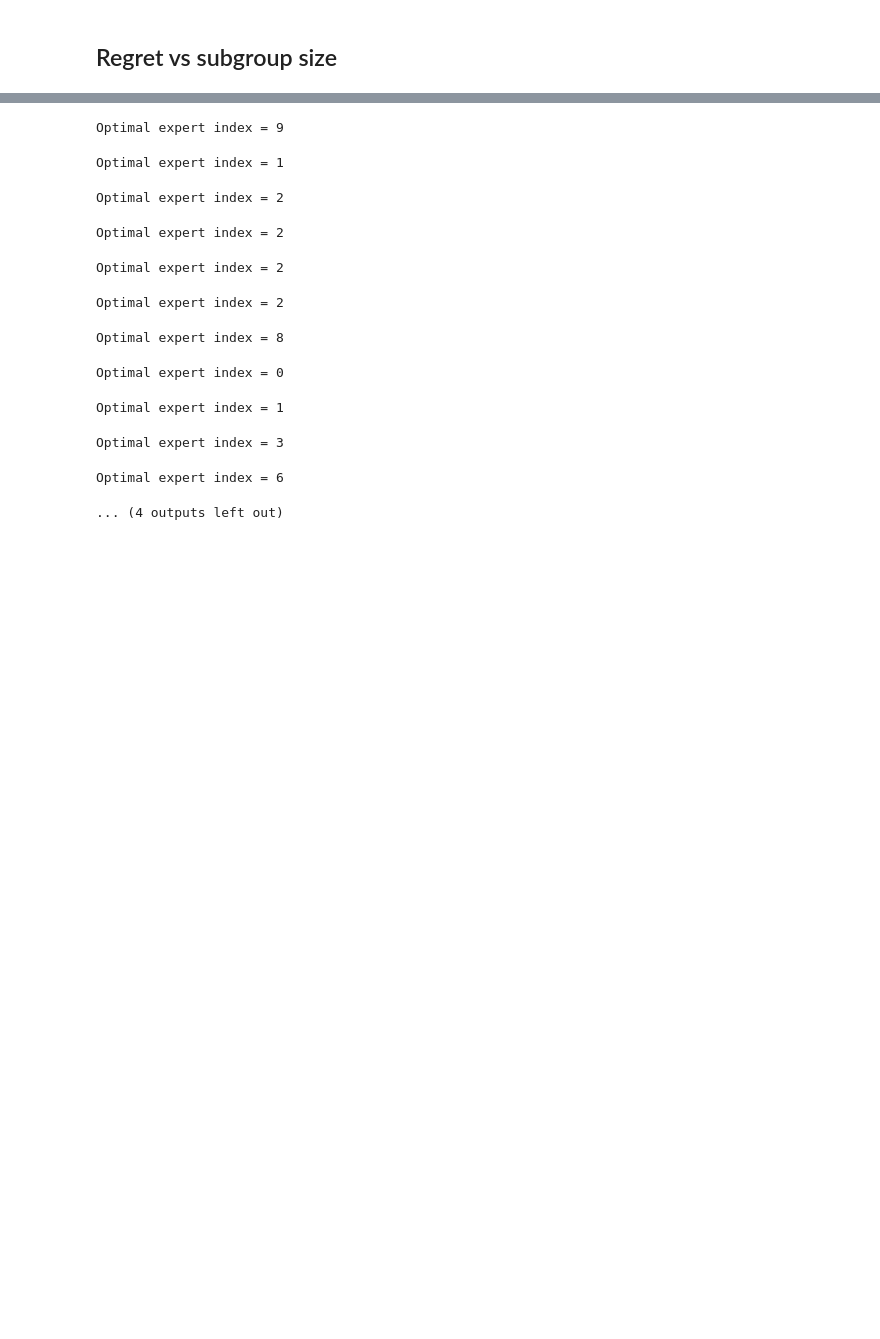
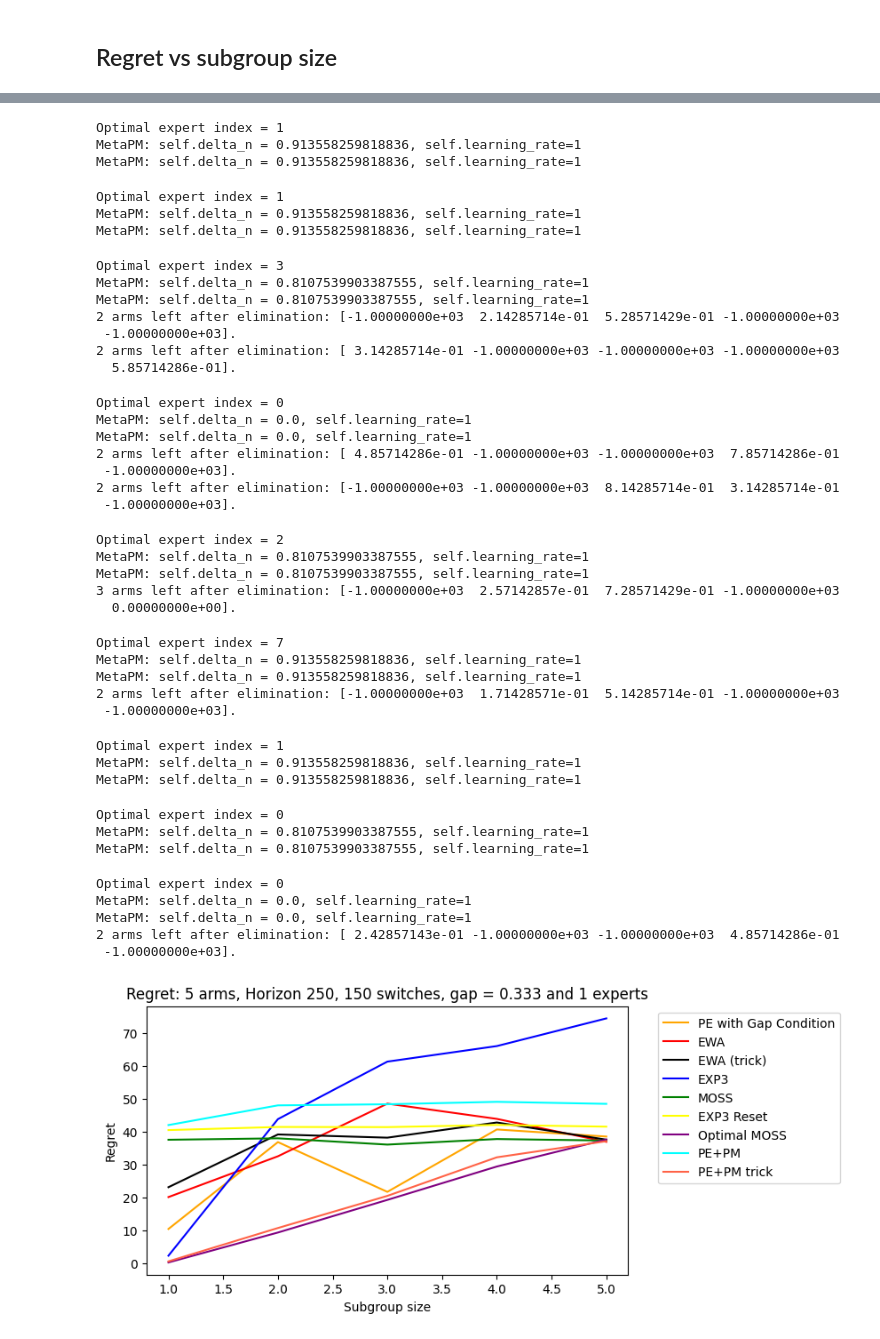
Before and after one commit to duongnhatthang/meta-bandit, a Jupyter notebook: main.ipynb, the cells around one changed output, grey strips where cells are left out. Drawn from its saved outputs; the diff is of its cells as text; code cells hidden in the pictures; blank space fills up the shorter version.

```diff
--- a/main.ipynb
+++ b/main.ipynb
@@ -143,11 +225,8 @@ Optimal expert index = 1
 # %% [markdown]
 ## Regret vs subgroup size
 # %%
-b = 5
-h = 800
-(X_e, meta_regrets_e, exp3_regrets_e, moss_regrets_e, exp3_reset_regrets_e,
- meta_trick_regrets_e, metaPE_regrets_e, title, xlabel, ylabel) = utils.subgroup_size_exp(N_EXPS,
-                                  N_SWITCHES, b, h, N_UNBIASED_OBS, ALG_NAME, N_EXPERT, DS_NAME,
+(X_e, regret_dict_e, title, xlabel, ylabel) = utils.subgroup_size_exp(N_EXPS,
+                                  N_SWITCHES, N_BANDITS, HORIZON, N_UNBIASED_OBS, N_EXPERT, DS_NAME,
                                   opt_size_list = np.arange(1,N_BANDITS+1,1), **kwargs)
 pass
 # %% [output]
@@ -155,12 +236,42 @@ Optimal expert index = 3
-Optimal expert index = 9
+Optimal expert index = 1
+MetaPM: self.delta_n = 0.913558259818836, self.learning_rate=1
+MetaPM: self.delta_n = 0.913558259818836, self.learning_rate=1
 Optimal expert index = 1
+MetaPM: self.delta_n = 0.913558259818836, self.learning_rate=1
+MetaPM: self.delta_n = 0.913558259818836, self.learning_rate=1
-Optimal expert index = 2
+Optimal expert index = 3
+MetaPM: self.delta_n = 0.8107539903387555, self.learning_rate=1
+MetaPM: self.delta_n = 0.8107539903387555, self.learning_rate=1
+2 arms left after elimination: [-1.00000000e+03  2.14285714e-01  5.28571429e-01 -1.00000000e+03
+ -1.00000000e+03].
+2 arms left after elimination: [ 3.14285714e-01 -1.00000000e+03 -1.00000000e+03 -1.00000000e+03
+  5.85714286e-01].
-Optimal expert index = 2
+Optimal expert index = 0
+MetaPM: self.delta_n = 0.0, self.learning_rate=1
+MetaPM: self.delta_n = 0.0, self.learning_rate=1
+2 arms left after elimination: [ 4.85714286e-01 -1.00000000e+03 -1.00000000e+03  7.85714286e-01
+ -1.00000000e+03].
+2 arms left after elimination: [-1.00000000e+03 -1.00000000e+03  8.14285714e-01  3.14285714e-01
+ -1.00000000e+03].
 Optimal expert index = 2
+MetaPM: self.delta_n = 0.8107539903387555, self.learning_rate=1
+MetaPM: self.delta_n = 0.8107539903387555, self.learning_rate=1
+3 arms left after elimination: [-1.00000000e+03  2.57142857e-01  7.28571429e-01 -1.00000000e+03
+  0.00000000e+00].
-Optimal expert index = 2
+Optimal expert index = 7
+MetaPM: self.delta_n = 0.913558259818836, self.learning_rate=1
+MetaPM: self.delta_n = 0.913558259818836, self.learning_rate=1
+2 arms left after elimination: [-1.00000000e+03  1.71428571e-01  5.14285714e-01 -1.00000000e+03
+ -1.00000000e+03].
-Optimal expert index = 8
+Optimal expert index = 1
+MetaPM: self.delta_n = 0.913558259818836, self.learning_rate=1
+MetaPM: self.delta_n = 0.913558259818836, self.learning_rate=1
 Optimal expert index = 0
+MetaPM: self.delta_n = 0.8107539903387555, self.learning_rate=1
+MetaPM: self.delta_n = 0.8107539903387555, self.learning_rate=1
-Optimal expert index = 1
+Optimal expert index = 0
+MetaPM: self.delta_n = 0.0, self.learning_rate=1
+MetaPM: self.delta_n = 0.0, self.learning_rate=1
+2 arms left after elimination: [ 2.42857143e-01 -1.00000000e+03 -1.00000000e+03  4.85714286e-01
+ -1.00000000e+03].
-Optimal expert index = 3
-Optimal expert index = 6
-... (4 outputs left out)
+[figure, added]
```
Also changed, not shown: parts of 15 cells of this notebook, 6 other files.
